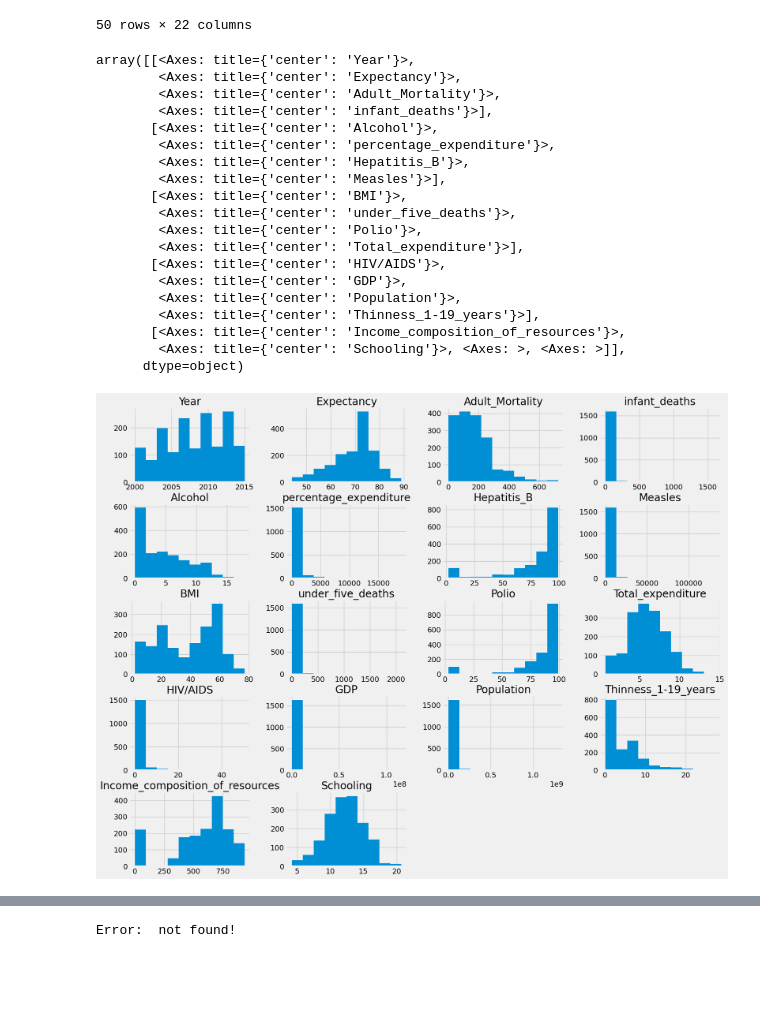
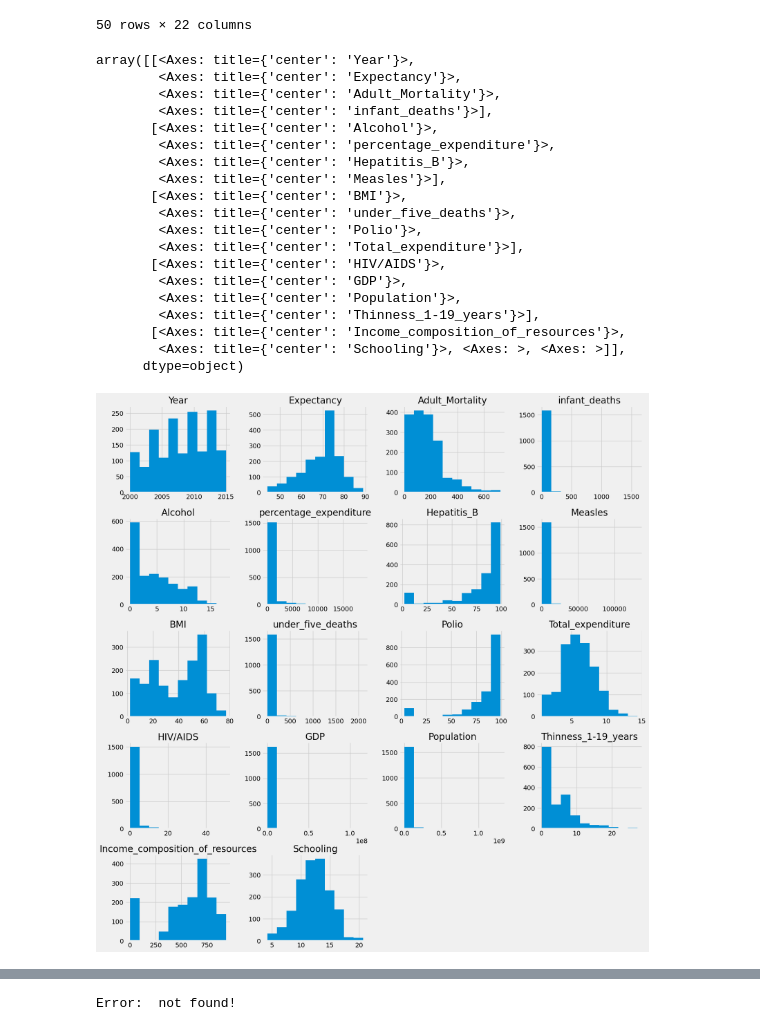
Before and after one commit to Rossetow/data-analysis-life-expectancy, a Jupyter notebook: life_expectancy_analysis.ipynb, the cells around one changed output, grey strips where cells are left out. Drawn from its saved outputs; the diff is of its cells as text; code cells hidden in the pictures; blank space fills up the shorter version.

```diff
--- a/life_expectancy_analysis.ipynb
+++ b/life_expectancy_analysis.ipynb
@@ -280,28 +276,28 @@ df.head(50)
 | 55 | Angola | Africa | 2008 | Developing | 48.7 | 371 | 84 | 7.07 | ... |
 50 rows × 22 columns
 # %%
-df.hist(figsize=(18, 15), legend = False)
+df.hist(figsize=(18, 20), legend = False)
 # %% [output]
 array([[<Axes: title={'center': 'Year'}>,
         <Axes: title={'center': 'Expectancy'}>,
         <Axes: title={'center': 'Adult_Mortality'}>,
         <Axes: title={'center': 'infant_deaths'}>],
        [<Axes: title={'center': 'Alcohol'}>,
         <Axes: title={'center': 'percentage_expenditure'}>,
         <Axes: title={'center': 'Hepatitis_B'}>,
         <Axes: title={'center': 'Measles'}>],
        [<Axes: title={'center': 'BMI'}>,
         <Axes: title={'center': 'under_five_deaths'}>,
         <Axes: title={'center': 'Polio'}>,
         <Axes: title={'center': 'Total_expenditure'}>],
        [<Axes: title={'center': 'HIV/AIDS'}>,
         <Axes: title={'center': 'GDP'}>,
         <Axes: title={'center': 'Population'}>,
         <Axes: title={'center': 'Thinness_1-19_years'}>],
        [<Axes: title={'center': 'Income_composition_of_resources'}>,
         <Axes: title={'center': 'Schooling'}>, <Axes: >, <Axes: >]],
       dtype=object)
-[figure, old version]
+[figure, new version]
 # %%
 # Heatmap of all the attributes
 
```
Also changed, not shown: parts of 13 cells of this notebook, 1 other file.
